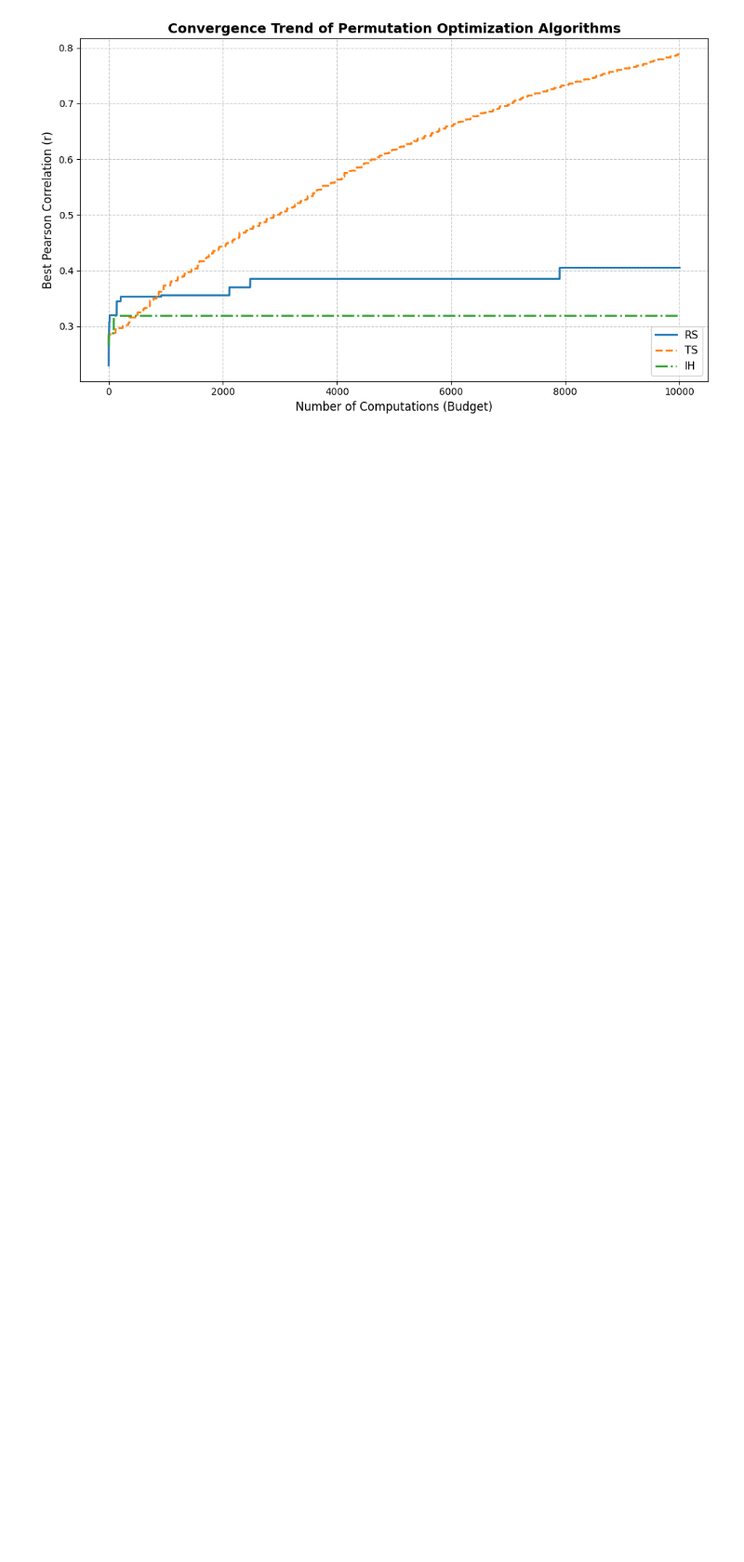
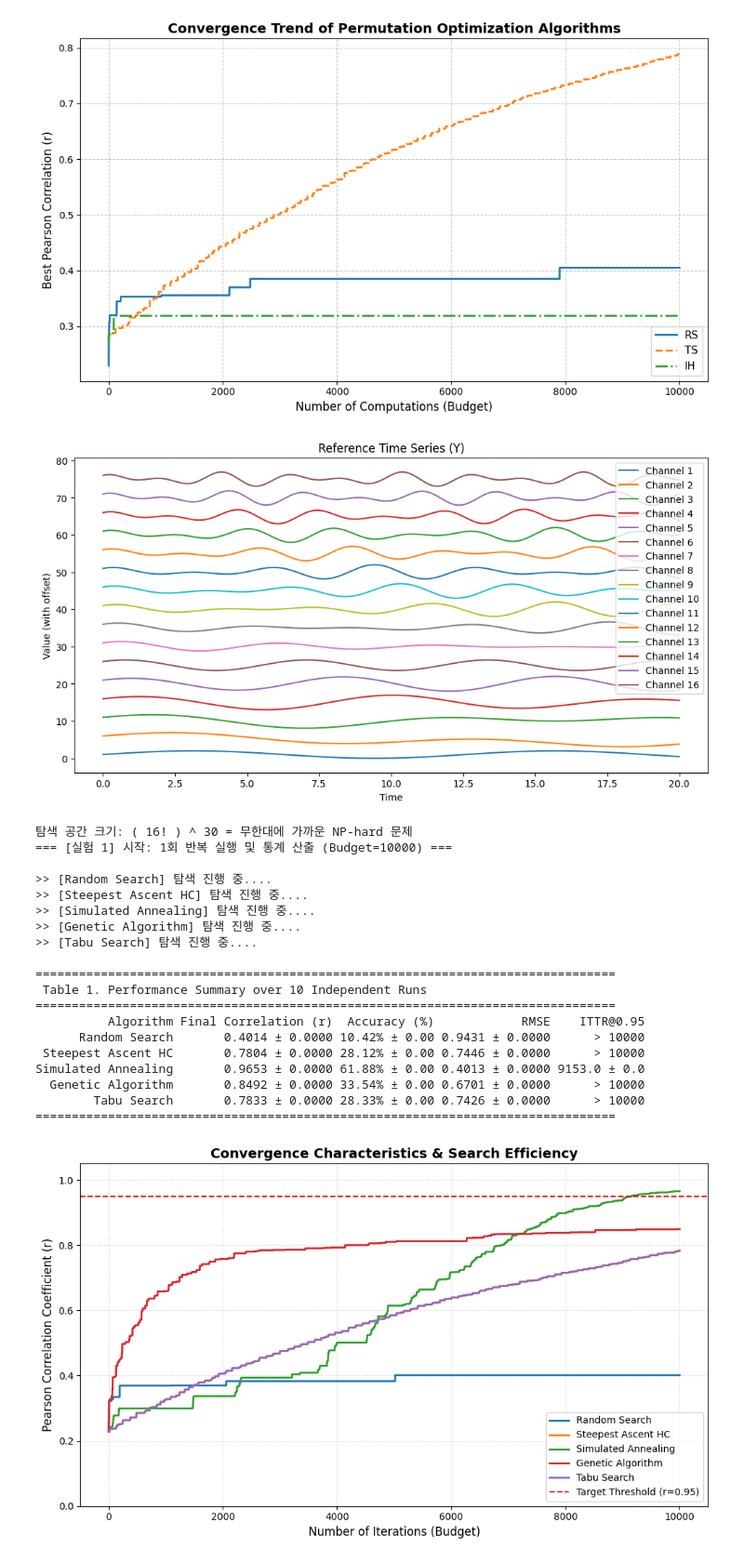
Before and after one commit to gurami85/time-series-channel-alignment, a Jupyter notebook: ts_channel_alignment.ipynb, the cells around one changed output. Shown at 93% size. Cells and saved outputs as stored; diff of their text form; code cells hidden in the pictures; blank space fills up the shorter version.

```diff
--- a/ts_channel_alignment.ipynb
+++ b/ts_channel_alignment.ipynb
@@ -22,15 +22,15 @@ def generate_virtual_data(T, K, M, noise_level):
         # 채널 k는 주파수와 위상이 k에 따라 달라지는 사인과 코사인 패턴을 가짐
         Y[:, k] = np.sin(time_steps * (0.5 + 0.1 * k)) + np.cos(time_steps * (0.2 * k))
 
-    # # 생성된 시계열 시각화
-    # plt.figure(figsize=(12, 6))
-    # for k in range(K):
-    #     plt.plot(time_steps, Y[:, k] + k * 5, label=f'Channel {k+1}')  # 채널 간 시각적 구분을 위해 오프셋 추가
-    # plt.title('Reference Time Series (Y)')
-    # plt.xlabel('Time')
-    # plt.ylabel('Value (with offset)')
-    # plt.legend(loc='upper right')
-    # plt.show()
+    # 생성된 시계열 시각화
+    plt.figure(figsize=(12, 6))
+    for k in range(K):
+        plt.plot(time_steps, Y[:, k] + k * 5, label=f'Channel {k+1}')  # 채널 간 시각적 구분을 위해 오프셋 추가
+    plt.title('Reference Time Series (Y)')
+    plt.xlabel('Time')
+    plt.ylabel('Value (with offset)')
+    plt.legend(loc='upper right')
+    plt.show()
 
     """
     # 소스 시계열 (Sources, X) 생성 및 채널 섞기
@@ -723,0 +842,45 @@ df_results.to_csv('performance_results.csv')
+# %%
+# 1. 공통 데이터 준비
+T = 1000            # 시계열 길이
+K = 16              # 채널 수 (경우의 수: 16! ≒ 20조 개)
+M = 30              # 소스 시계열 수 (센서 노드 또는 에이전트 수)
+noise_level = 0.5   # 가우시안 노이즈 강도 (SNR 조절용)
+np.random.seed(1)  # 실험 재현성을 위한 시드 고정
+
+Y, X, ground_truth = generate_virtual_data(T, K, M, noise_level=0.5)
+BUDGET = 10000 # 동일한 연산 예산 부여
+
+# 기존 알고리즘 등록
+algorithms = {
+    "RS": random_search,
+    "SAHC": sahc_search,
+    "SA": sa_search,
+    "GA": ga_search,
+    "TS": tabu_search
+}
+
+# [실험 1] 실행 (10,000회 예산, 10회 반복)
+df_res, curves = run_experiment_1(Y, X, algorithms, budget=BUDGET, num_runs=1, target_r=0.95)
+# df_res, curves = run_experiment_1(Y, X, algorithms, budget=BUDGET, num_runs=10, target_r=0.95)
+# %% [output]
+[figure, added]
+탐색 공간 크기: ( 16! ) ^ 30 = 무한대에 가까운 NP-hard 문제
+=== [실험 1] 시작: 1회 반복 실행 및 통계 산출 (Budget=10000) ===
+
+>> [Random Search] 탐색 진행 중....
+>> [Steepest Ascent HC] 탐색 진행 중....
+>> [Simulated Annealing] 탐색 진행 중....
+>> [Genetic Algorithm] 탐색 진행 중....
+>> [Tabu Search] 탐색 진행 중....
+
+================================================================================
+ Table 1. Performance Summary over 10 Independent Runs
+================================================================================
+          Algorithm Final Correlation (r)  Accuracy (%)            RMSE    ITTR@0.95
+      Random Search       0.4014 ± 0.0000 10.42% ± 0.00 0.9431 ± 0.0000      > 10000
+ Steepest Ascent HC       0.7804 ± 0.0000 28.12% ± 0.00 0.7446 ± 0.0000      > 10000
+Simulated Annealing       0.9653 ± 0.0000 61.88% ± 0.00 0.4013 ± 0.0000 9153.0 ± 0.0
+  Genetic Algorithm       0.8492 ± 0.0000 33.54% ± 0.00 0.6701 ± 0.0000      > 10000
+        Tabu Search       0.7833 ± 0.0000 28.33% ± 0.00 0.7426 ± 0.0000      > 10000
+================================================================================
+[figure, added]
```
Also changed, not shown: parts of 1 cell of this notebook, 2 other files.
